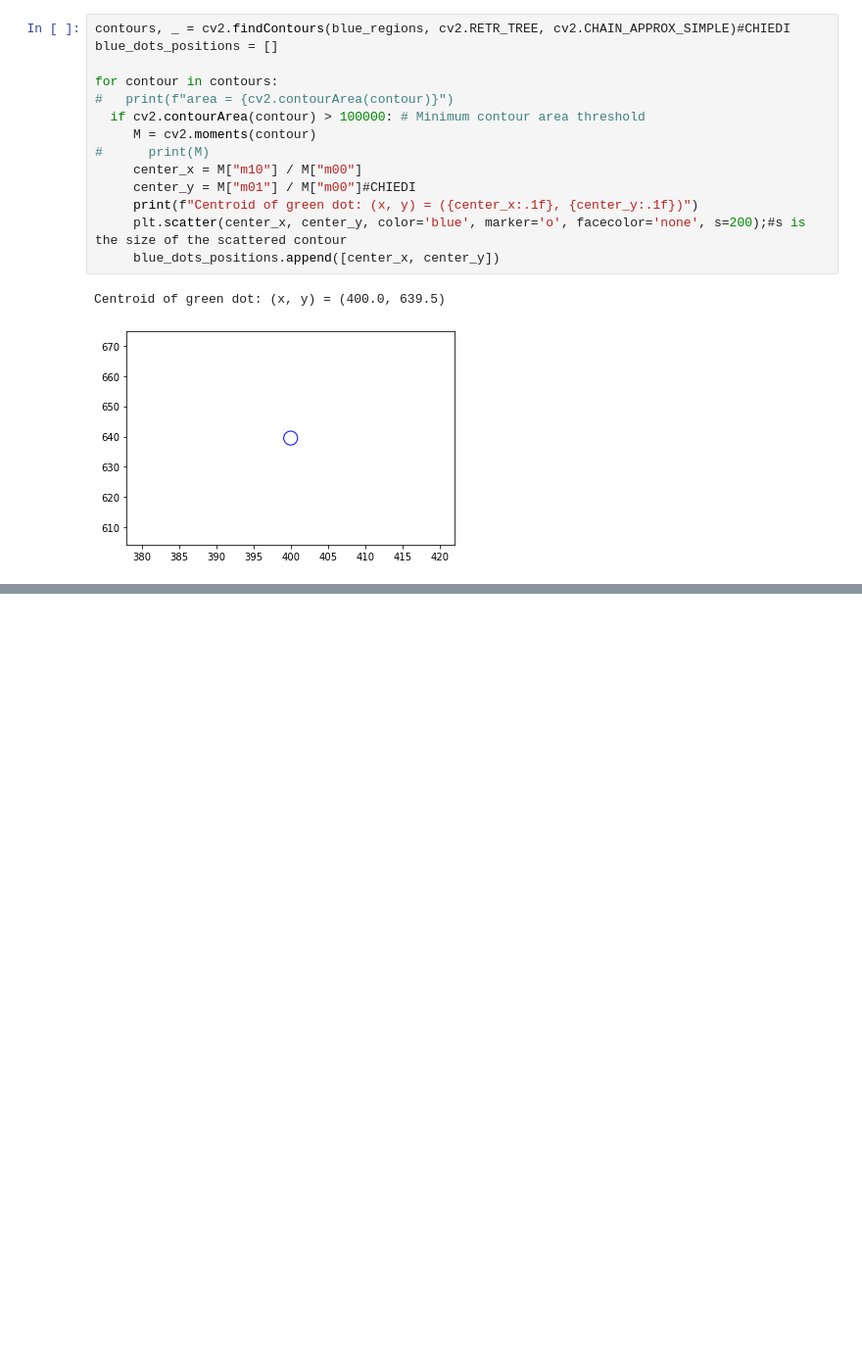
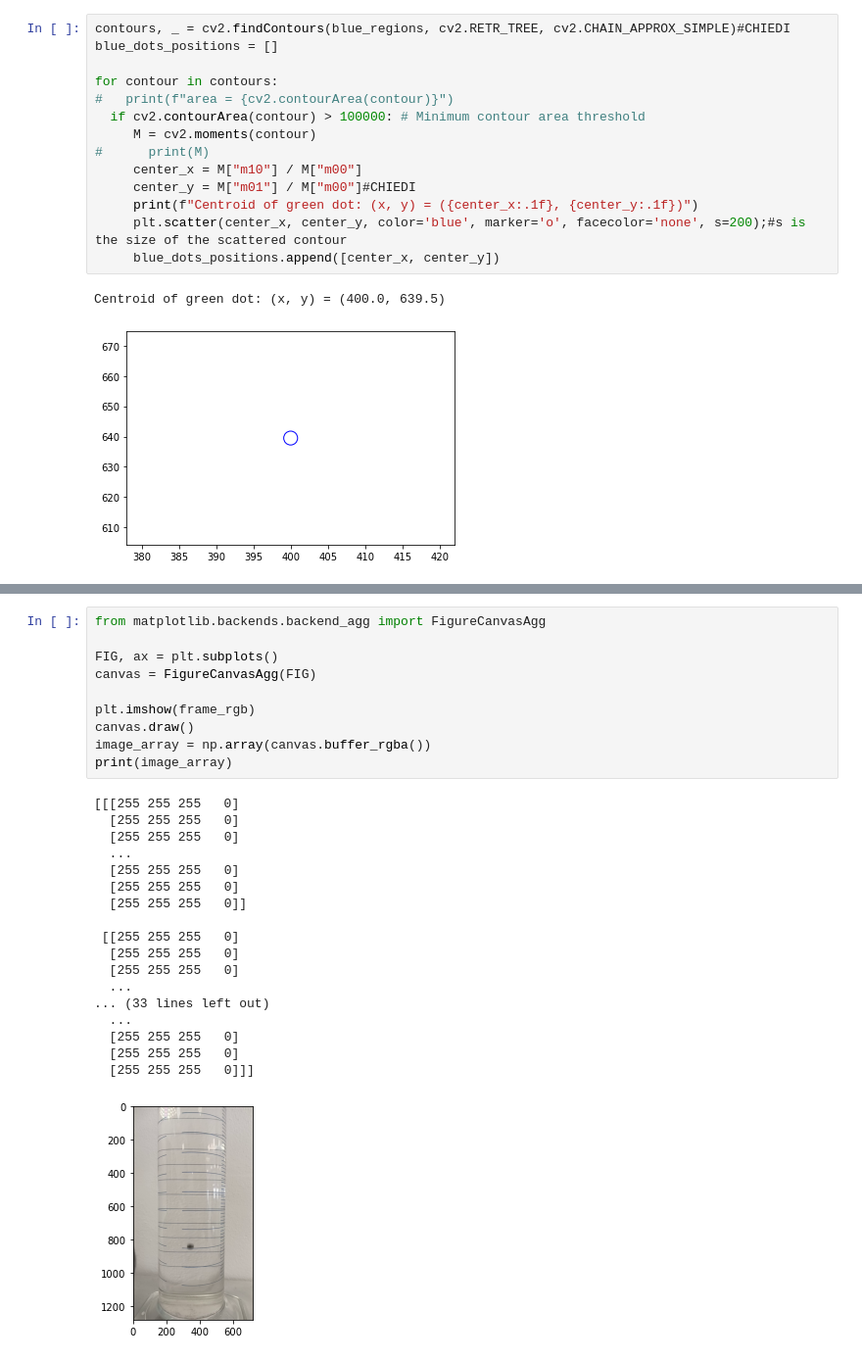
Before and after one commit to GiovanniLag/hackathon_lab, a Jupyter notebook: TRACKING.ipynb, the cells around one changed output, grey strips where cells are left out. Shown at 98% size. Drawn from its saved outputs; the diff is of its cells as text; blank space fills up the shorter version.

```diff
--- a/TRACKING.ipynb
+++ b/TRACKING.ipynb
@@ -189,0 +209,29 @@ blue_regions.shape
+# %%
+from matplotlib.backends.backend_agg import FigureCanvasAgg
+
+FIG, ax = plt.subplots()
+canvas = FigureCanvasAgg(FIG)
+
+plt.imshow(frame_rgb)
+canvas.draw()
+image_array = np.array(canvas.buffer_rgba())
+print(image_array)
+# %% [output]
+[[[255 255 255   0]
+  [255 255 255   0]
+  [255 255 255   0]
+  ...
+  [255 255 255   0]
+  [255 255 255   0]
+  [255 255 255   0]]
+
+ [[255 255 255   0]
+  [255 255 255   0]
+  [255 255 255   0]
+  ...
+... (33 lines left out)
+  ...
+  [255 255 255   0]
+  [255 255 255   0]
+  [255 255 255   0]]]
+[figure, added]
```
Also changed, not shown: parts of 9 cells of this notebook.
